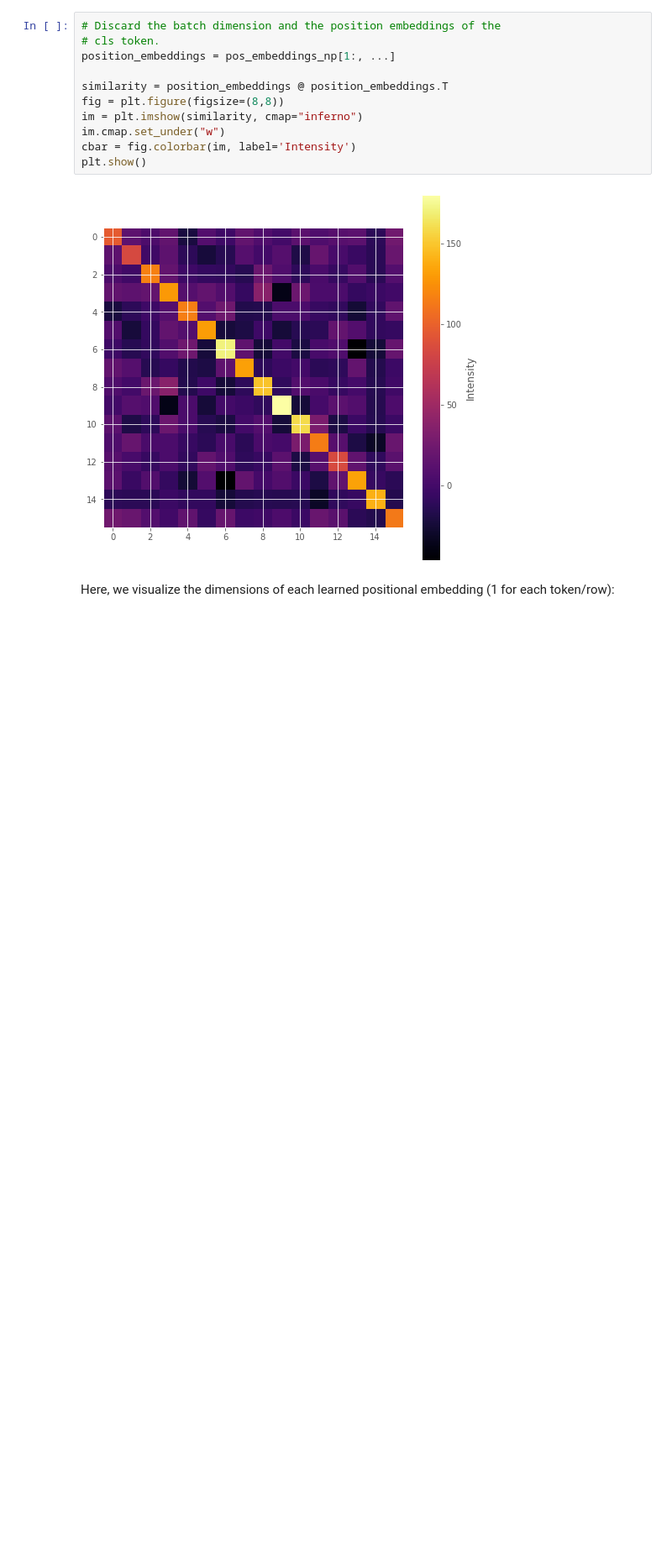
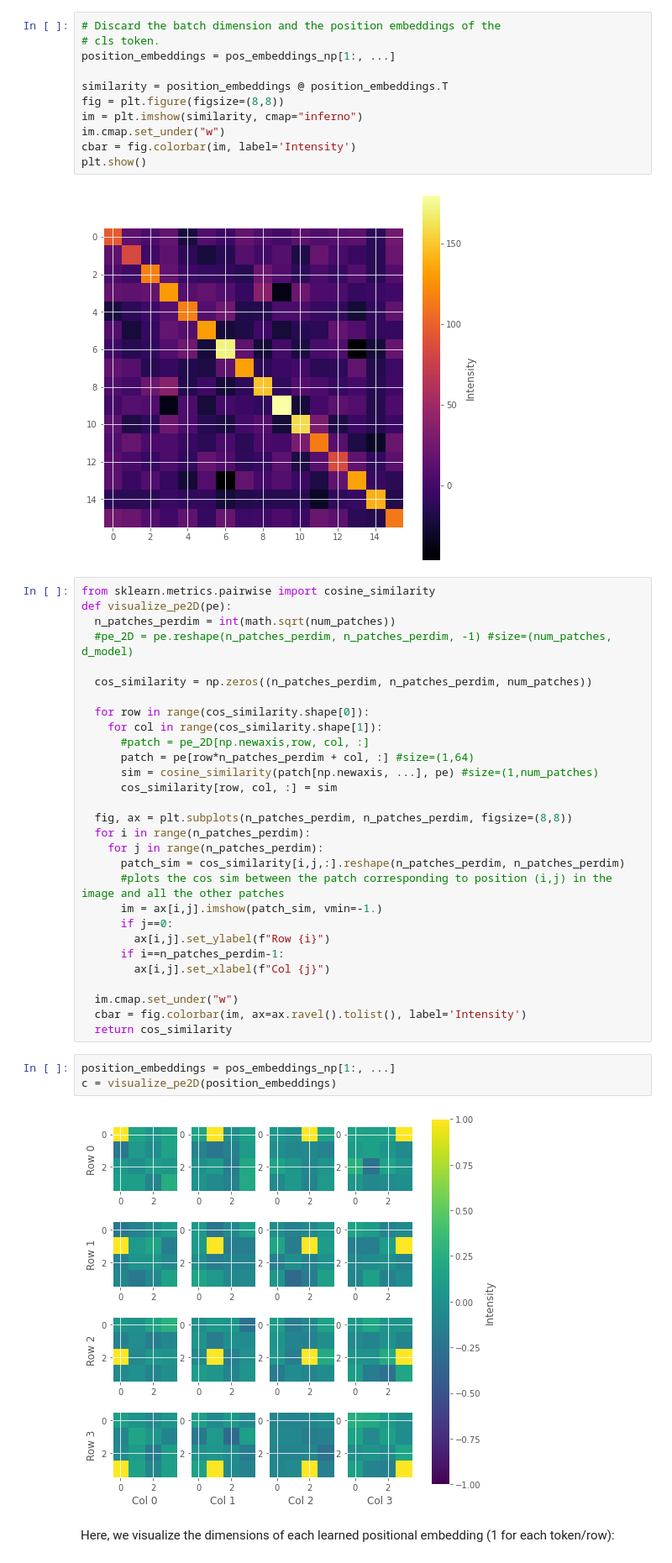
Before and after one commit to carolinamcg/Vision-Transformer, a Jupyter notebook: MNIST/MNIST_MyViT.ipynb, the cells around one changed output. Shown at 84% size. Cells and saved outputs as stored; diff of their text form; blank space fills up the shorter version.

```diff
--- a/MNIST/MNIST_MyViT.ipynb
+++ b/MNIST/MNIST_MyViT.ipynb
@@ -762,6 +915,40 @@ cbar = fig.colorbar(im, label='Intensity')
 plt.show()
 # %% [output]
 [figure]
+# %%
+from sklearn.metrics.pairwise import cosine_similarity
+def visualize_pe2D(pe):
+  n_patches_perdim = int(math.sqrt(num_patches))
+  #pe_2D = pe.reshape(n_patches_perdim, n_patches_perdim, -1) #size=(num_patches, d_model)
+
+  cos_similarity = np.zeros((n_patches_perdim, n_patches_perdim, num_patches))
+
+  for row in range(cos_similarity.shape[0]):
+    for col in range(cos_similarity.shape[1]):
+      #patch = pe_2D[np.newaxis,row, col, :]
+      patch = pe[row*n_patches_perdim + col, :] #size=(1,64)
+      sim = cosine_similarity(patch[np.newaxis, ...], pe) #size=(1,num_patches)
+      cos_similarity[row, col, :] = sim
+
+  fig, ax = plt.subplots(n_patches_perdim, n_patches_perdim, figsize=(8,8))
+  for i in range(n_patches_perdim):
+    for j in range(n_patches_perdim):
+      patch_sim = cos_similarity[i,j,:].reshape(n_patches_perdim, n_patches_perdim)
+      #plots the cos sim between the patch corresponding to position (i,j) in the image and all the other patches
+      im = ax[i,j].imshow(patch_sim, vmin=-1.)
+      if j==0:
+        ax[i,j].set_ylabel(f"Row {i}")
+      if i==n_patches_perdim-1:
+        ax[i,j].set_xlabel(f"Col {j}")
+
+  im.cmap.set_under("w")
+  cbar = fig.colorbar(im, ax=ax.ravel().tolist(), label='Intensity')
+  return cos_similarity
+# %%
+position_embeddings = pos_embeddings_np[1:, ...]
+c = visualize_pe2D(position_embeddings)
+# %% [output]
+[figure, added]
 # %% [markdown]
 Here, we visualize the dimensions of each learned positional embedding (1 for each token/row):
 # %%
```
Also changed, not shown: parts of 14 cells of this notebook.
